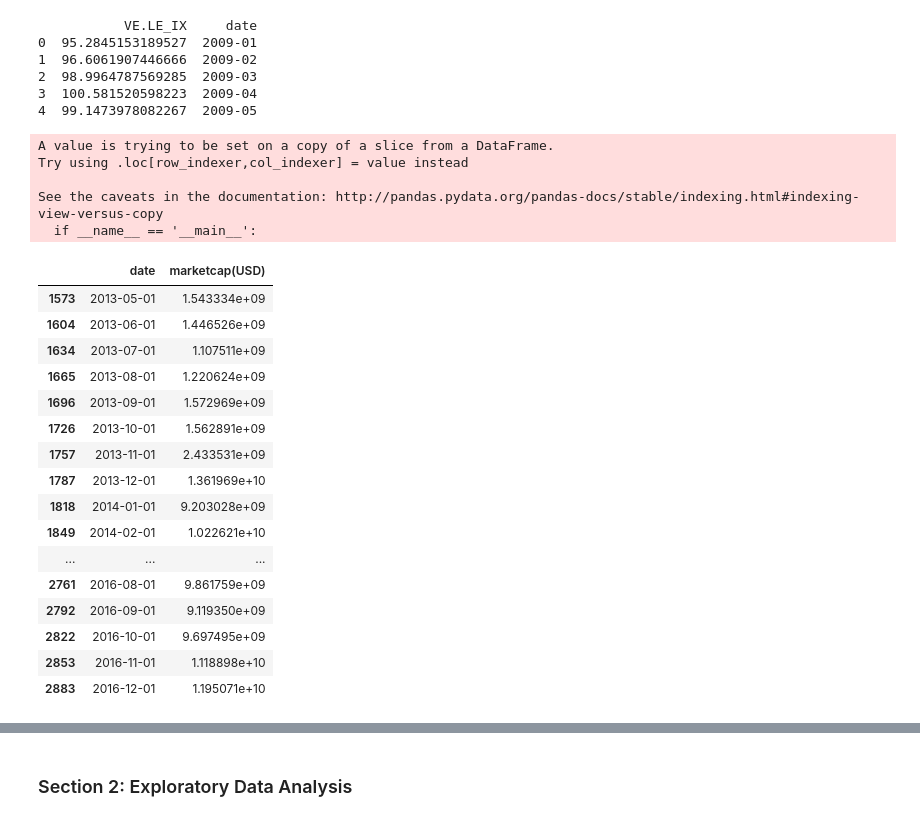
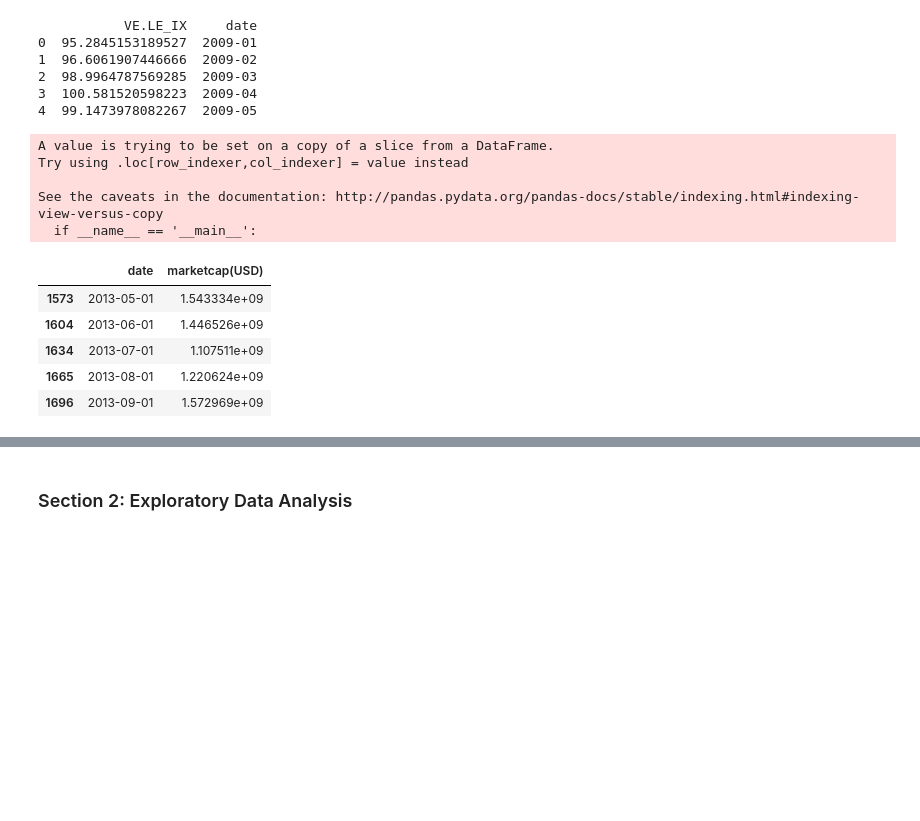
Before and after one commit to bakitybacon/cryptoeconomics, a Jupyter notebook: 340termproject.ipynb, the cells around one changed output, grey strips where cells are left out. Cells and saved outputs as stored; diff of their text form; code cells hidden in the pictures; blank space fills up the shorter version.

```diff
--- a/340termproject.ipynb
+++ b/340termproject.ipynb
@@ -68,42 +68,31 @@ financial_data["date"] = financial_data["date"]+"-01"
 # %%
 #loading bitcoin data
 btc_data = pd.read_csv("btc.csv")
 btc_data = btc_data[btc_data["marketcap(USD)"] != np.nan]
 
 #selecting columns of interest
 mc_date = btc_data[["date","marketcap(USD)"]]
 
 #converting to date time format
 mc_date['date'] = pd.to_datetime(mc_date['date'])
 mc_date = mc_date.dropna()
 
 years = [2013,2014,2015,2016]
 
 mc_date = mc_date[mc_date['date'].dt.year.isin(years) & mc_date['date'].dt.day.isin([1])]
 mc_date['date'] = mc_date['date'].dt.strftime(date_format="%Y-%m-%d")
-mc_date
+mc_date.head()
 # %% [output]
 A value is trying to be set on a copy of a slice from a DataFrame.
 Try using .loc[row_indexer,col_indexer] = value instead
 
 See the caveats in the documentation: http://pandas.pydata.org/pandas-docs/stable/indexing.html#indexing-view-versus-copy
   if __name__ == '__main__':
 |  | date | marketcap(USD) |
 | 1573 | 2013-05-01 | 1.543334e+09 |
 | 1604 | 2013-06-01 | 1.446526e+09 |
 | 1634 | 2013-07-01 | 1.107511e+09 |
 | 1665 | 2013-08-01 | 1.220624e+09 |
 | 1696 | 2013-09-01 | 1.572969e+09 |
-| 1726 | 2013-10-01 | 1.562891e+09 |
-| 1757 | 2013-11-01 | 2.433531e+09 |
-| 1787 | 2013-12-01 | 1.361969e+10 |
-| 1818 | 2014-01-01 | 9.203028e+09 |
-| 1849 | 2014-02-01 | 1.022621e+10 |
-| ... | ... | ... |
-| 2761 | 2016-08-01 | 9.861759e+09 |
-| 2792 | 2016-09-01 | 9.119350e+09 |
-| 2822 | 2016-10-01 | 9.697495e+09 |
-| 2853 | 2016-11-01 | 1.118898e+10 |
-| 2883 | 2016-12-01 | 1.195071e+10 |
 # %%
 combined = mc_date.merge(financial_data, on="date")
```
Also changed, not shown: parts of 11 cells of this notebook.
